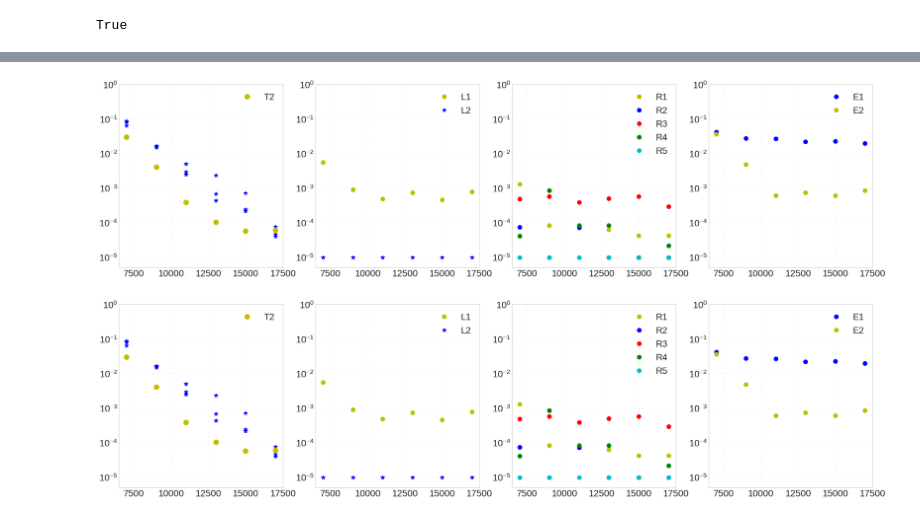
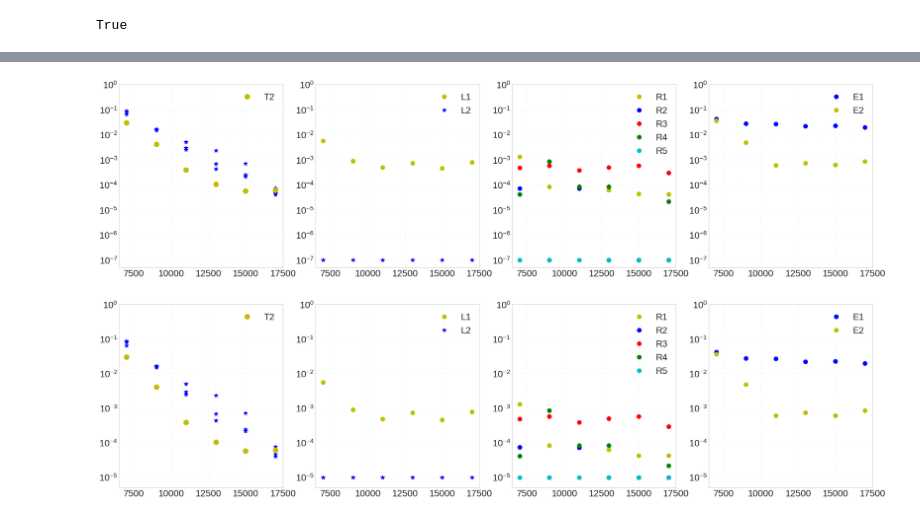
Before and after one commit to aamirkhanov/mu2e_crv, a Jupyter notebook: AnaCRV_INP_v1_4.ipynb, the cells around one changed output, grey strips where cells are left out. Cells and saved outputs as stored; diff of their text form; code cells hidden in the pictures.

```diff
--- a/AnaCRV_INP_v1_4.ipynb
+++ b/AnaCRV_INP_v1_4.ipynb
@@ -451,3 +451,6 @@ notVetoedEvents
 # %% [markdown]
 
 #def single function for efficiency
+# %%
+  cut_particles = " & abs(demcgen_pdg) == 13 & %s" % cut_pid_trkqual_ue
+  cut_particles
@@ -461,7 +466,7 @@ def get_efficiency(lyield_val):
   df_ = df.query(cut_pid_trkqual_ue)
   df_ = df.query("lyield == %d" % lyield_val)
 
-
+  ### cut_pid_trkqual_ue == (dequal_TrkQual > 0.8) & (dequal_TrkPID > 0.95) & (ue_status <= 0)
   #df = df.query(cut_extmom)
   #df = df.query(cut_loose)
 
@@ -476,7 +481,8 @@ def get_efficiency(lyield_val):
 
   #cut_particles = " & evtinfo__eventid != 38074 & evtinfo__eventid != 248700 & abs(demcgen_pdg == 13) & dequal_TrkQual > 0.8 & (dequal_TrkPID > 0.95) & (ue_status <= 0)"
   #cut_particles = " & abs(_pdgId) == 13 & (dequal_TrkQual > 0.8) & (dequal_TrkPID > 0.95) & (ue_status <= 0)"
-  cut_particles = " & abs(demcgen_pdg) == 13 & (dequal_TrkQual > 0.8) & (dequal_TrkPID > 0.95) & (ue_status <= 0)"
+  #cut_particles = " & abs(demcgen_pdg) == 13 & (dequal_TrkQual > 0.8) & (dequal_TrkPID > 0.95) & (ue_status <= 0)"
+  cut_particles = " & abs(demcgen_pdg) == 13 & %s" % cut_pid_trkqual_ue
 
   #cut_by_coordinate = " "
   cut_by_coordinate = " & ((_y > -1910 & _crvSectorType == 1) | (_z > 2830 & _crvSectorType == 2) | (_x < 470 & _z > -2230 & _crvSectorType == 4) | (_x < -100 & _crvSectorType == 5) | _crvSectorType == 3 | _crvSectorType > 5)"
@@ -574,7 +580,7 @@ print(eff['15000'])
 #ratio_vals = ratio_vals_no_norm
 ratio_vals = ratio_vals_norm
 
-min_eff_constr = 1e-5
+min_eff_constr = 1e-7
 
 eff = {}
 for lyield in ratio_vals:
@@ -740,42 +776,42 @@ plt.figure(figsize = [32, 8])
 
 
 plt.subplot(1, 4, 1)
-plt.plot(lys, eff_by_sec[sectors_dict['T1']],'b*', ms=10)
-plt.plot(lys, eff_by_sec[sectors_dict['T3']],'b*', ms=10)
-plt.plot(lys, eff_by_sec[sectors_dict['T4']],'b*', ms=10)
+plt.plot(lys, eff_by_sec[sectors_dict['T1']],'b*', label='T1',ms=10)
 plt.plot(lys, eff_by_sec[sectors_dict['T2']],'yo', label='T2', ms=12)
+plt.plot(lys, eff_by_sec[sectors_dict['T3']],'r*', label='T3',ms=10)
+plt.plot(lys, eff_by_sec[sectors_dict['T4']],'g*', label='T4',ms=10)
 plt.legend()
 plt.yscale('log')
 plt.ylim(min_eff_constr*0.5,1)
 
 plt.subplot(1, 4, 2)
 plt.plot(lys, eff_by_sec[sectors_dict['L1']],'yo', label='L1', ms=10)
 plt.plot(lys, eff_by_sec[sectors_dict['L2']],'b*', label='L2', ms=10)
 plt.legend()
 plt.yscale('log')
 plt.ylim(min_eff_constr*0.5,1)
 
 plt.subplot(1, 4, 3)
 plt.plot(lys, eff_by_sec[sectors_dict['R1']],'yo', label='R1', ms=10)
 plt.plot(lys, eff_by_sec[sectors_dict['R2']],'bo', label='R2', ms=10)
 plt.plot(lys, eff_by_sec[sectors_dict['R3']],'ro', label='R3', ms=10)
 plt.plot(lys, eff_by_sec[sectors_dict['R4']],'go', label='R4', ms=10)
 plt.plot(lys, eff_by_sec[sectors_dict['R5']],'co', label='R5', ms=10)
 plt.legend()
 plt.yscale('log')
 plt.ylim(min_eff_constr*0.5,1)
 
 plt.subplot(1, 4, 4)
 plt.plot(lys, eff_by_sec[sectors_dict['E1']],'bo', label='E1', ms=10)
 plt.plot(lys, eff_by_sec[sectors_dict['E2']],'yo', label='E2', ms=10)
 plt.legend()
 plt.yscale('log')
 plt.ylim(min_eff_constr*0.5,1)
 
 
 plt.show()
 # %% [output]
-[figure, old version]
+[figure, new version]
 # %%
 ## NO cut_pid_trkqual_ue CUT
 
```
Also changed, not shown: parts of 7 cells of this notebook.
